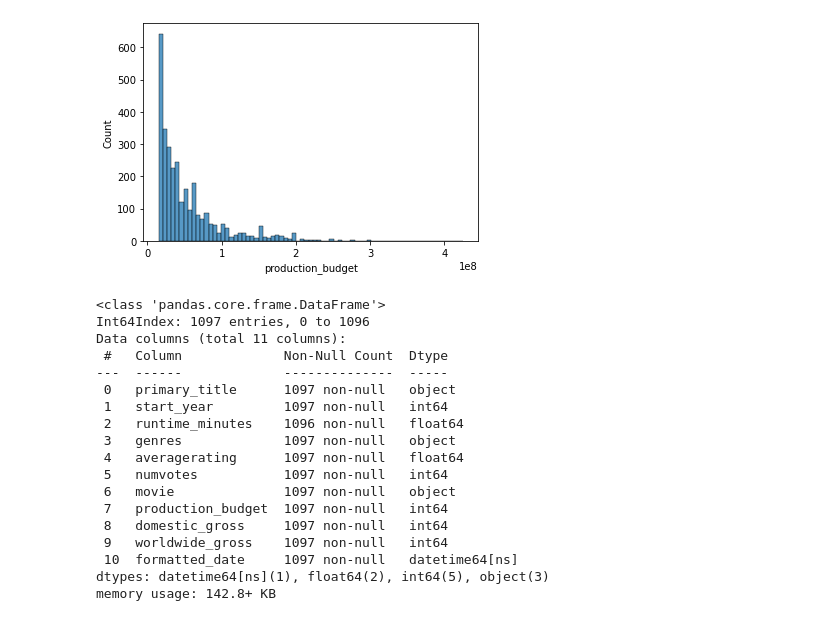
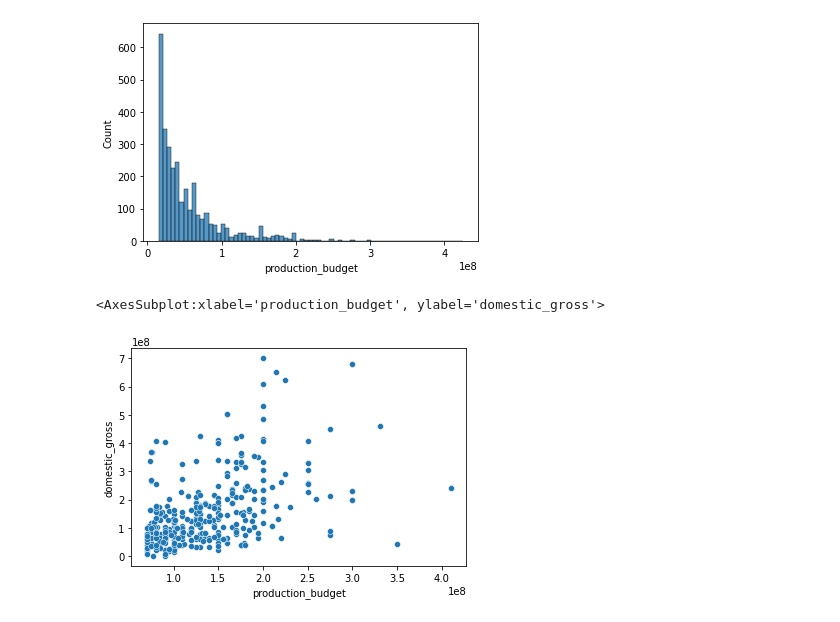
Before and after one commit to saifword/dsc-phase-1-project, a Jupyter notebook: student.ipynb, the cells around one changed output. Cells and saved outputs as stored; diff of their text form; code cells hidden in the pictures.

```diff
--- a/student.ipynb
+++ b/student.ipynb
@@ -119,24 +167,10 @@ sns.histplot(df_fin['production_budget'])
 # %% [output]
 <AxesSubplot:xlabel='production_budget', ylabel='Count'>
 [figure]
-# %%
-df_all.info()
-# %% [output]
-<class 'pandas.core.frame.DataFrame'>
-Int64Index: 1097 entries, 0 to 1096
-Data columns (total 11 columns):
- #   Column             Non-Null Count  Dtype
----  ------             --------------  -----
- 0   primary_title      1097 non-null   object
- 1   start_year         1097 non-null   int64
- 2   runtime_minutes    1096 non-null   float64
- 3   genres             1097 non-null   object
- 4   averagerating      1097 non-null   float64
- 5   numvotes           1097 non-null   int64
- 6   movie              1097 non-null   object
- 7   production_budget  1097 non-null   int64
- 8   domestic_gross     1097 non-null   int64
- 9   worldwide_gross    1097 non-null   int64
- 10  formatted_date     1097 non-null   datetime64[ns]
-dtypes: datetime64[ns](1), float64(2), int64(5), object(3)
-memory usage: 142.8+ KB
+# %%
+df_all['ratio'] =df_all['worldwide_gross']/df_all['production_budget']
+# %%
+sns.scatterplot(x=df_all['production_budget'], y=df_all['domestic_gross'])
+# %% [output]
+<AxesSubplot:xlabel='production_budget', ylabel='domestic_gross'>
+[figure, added]
```
Also changed, not shown: parts of 13 cells of this notebook, 1 other file.
